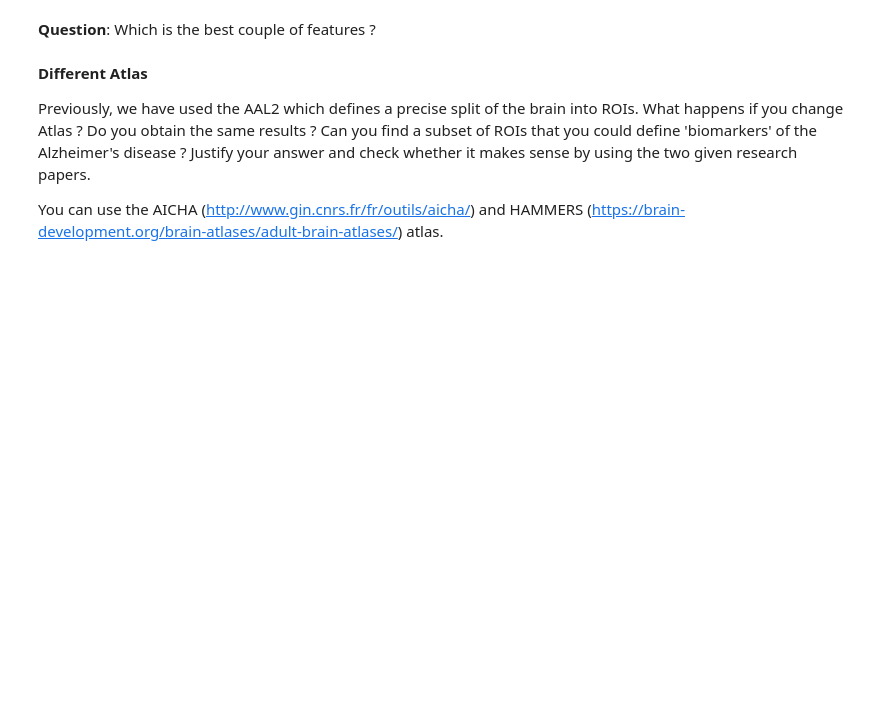
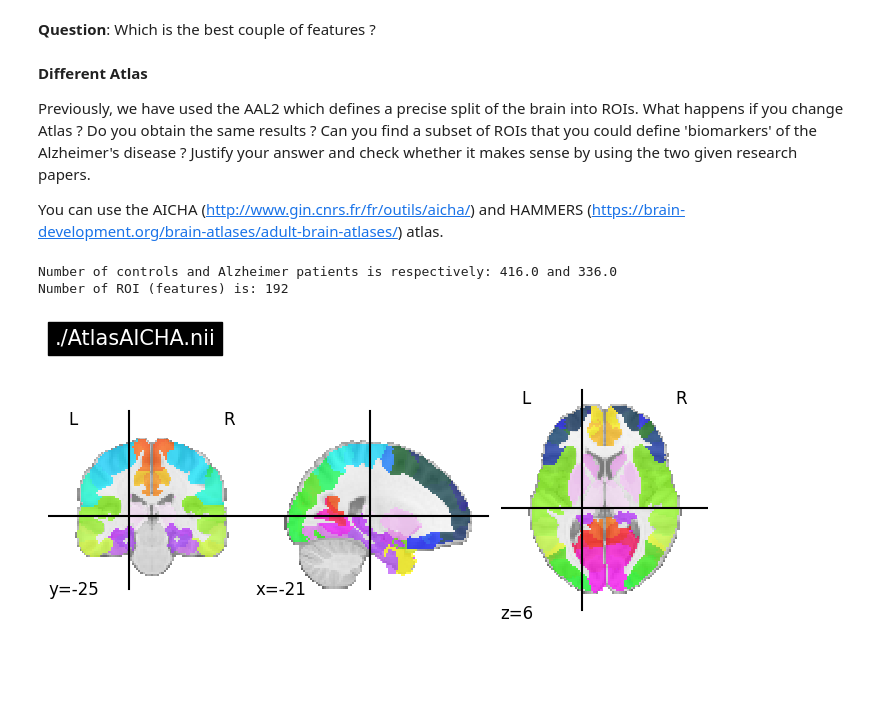
Before and after one commit to lmcastanedame/IMA205_TP5_Decision-Trees, a Jupyter notebook: TP_Trees_CASTANEDA.ipynb, the cells around one changed output. Drawn from its saved outputs; the diff is of its cells as text; code cells hidden in the pictures; blank space fills up the shorter version.

```diff
--- a/TP_Trees_CASTANEDA.ipynb
+++ b/TP_Trees_CASTANEDA.ipynb
@@ -367,3 +435,22 @@ plt.show()
 Previously, we have used the AAL2 which defines a precise split of the brain into ROIs. What happens if you change Atlas ? Do you obtain the same results ? Can you find a subset of ROIs that you could define 'biomarkers' of the Alzheimer's disease ? Justify your answer and check whether it makes sense by using the two given research papers.
 
 You can use the AICHA (http://www.gin.cnrs.fr/fr/outils/aicha/) and HAMMERS (https://brain-development.org/brain-atlases/adult-brain-atlases/) atlas.
+# %%
+# Changing the Atlas to AICHA and doing the same analysis
+
+X = T1AICHA # T1AAL2, T1AICHA, T1HAMMERS
+labels = ROIlabelsAICHA # ROIlabelsAAL2, ROIlabelsAICHA, ROIlabelsHAMMERS
+atlas = './AtlasAICHA.nii' #AtlasAAL2.nii, AtlasAICHA.nii, AtlasHAMMERS.nii
+
+N, M = X.shape # number subjects and ROIs
+class_names = ["control","alzheimer"] # y=0, y=1
+
+print('Number of controls and Alzheimer patients is respectively: {0} and {1}'.format(N-np.sum(y), np.sum(y)))
+print('Number of ROI (features) is: {0}'.format(M))
+
+plotting.plot_roi(atlas, title=atlas)
+plotting.show()
+# %% [output]
+Number of controls and Alzheimer patients is respectively: 416.0 and 336.0
+Number of ROI (features) is: 192
+[figure, added]
```
Also changed, not shown: parts of 24 cells of this notebook.
